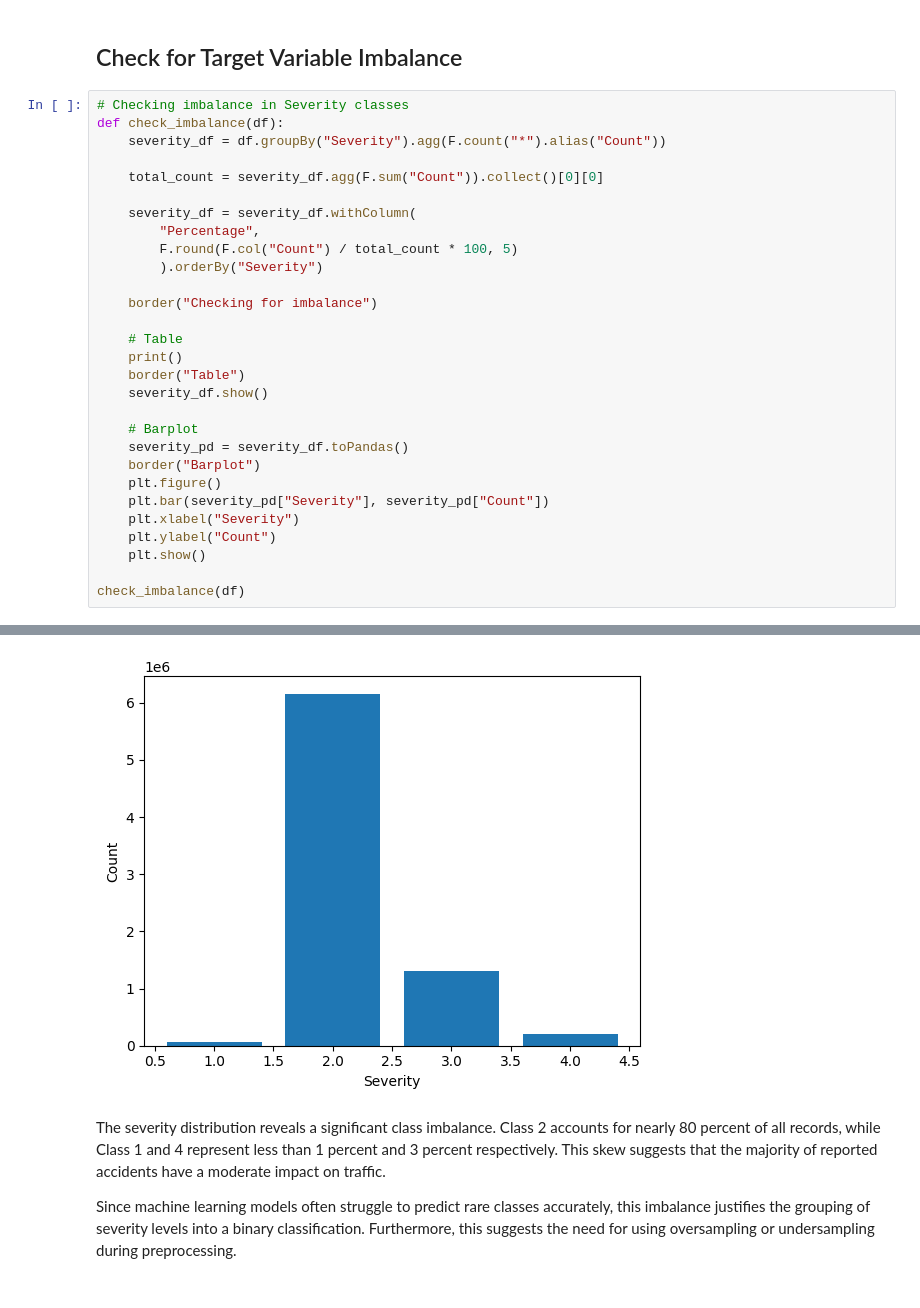
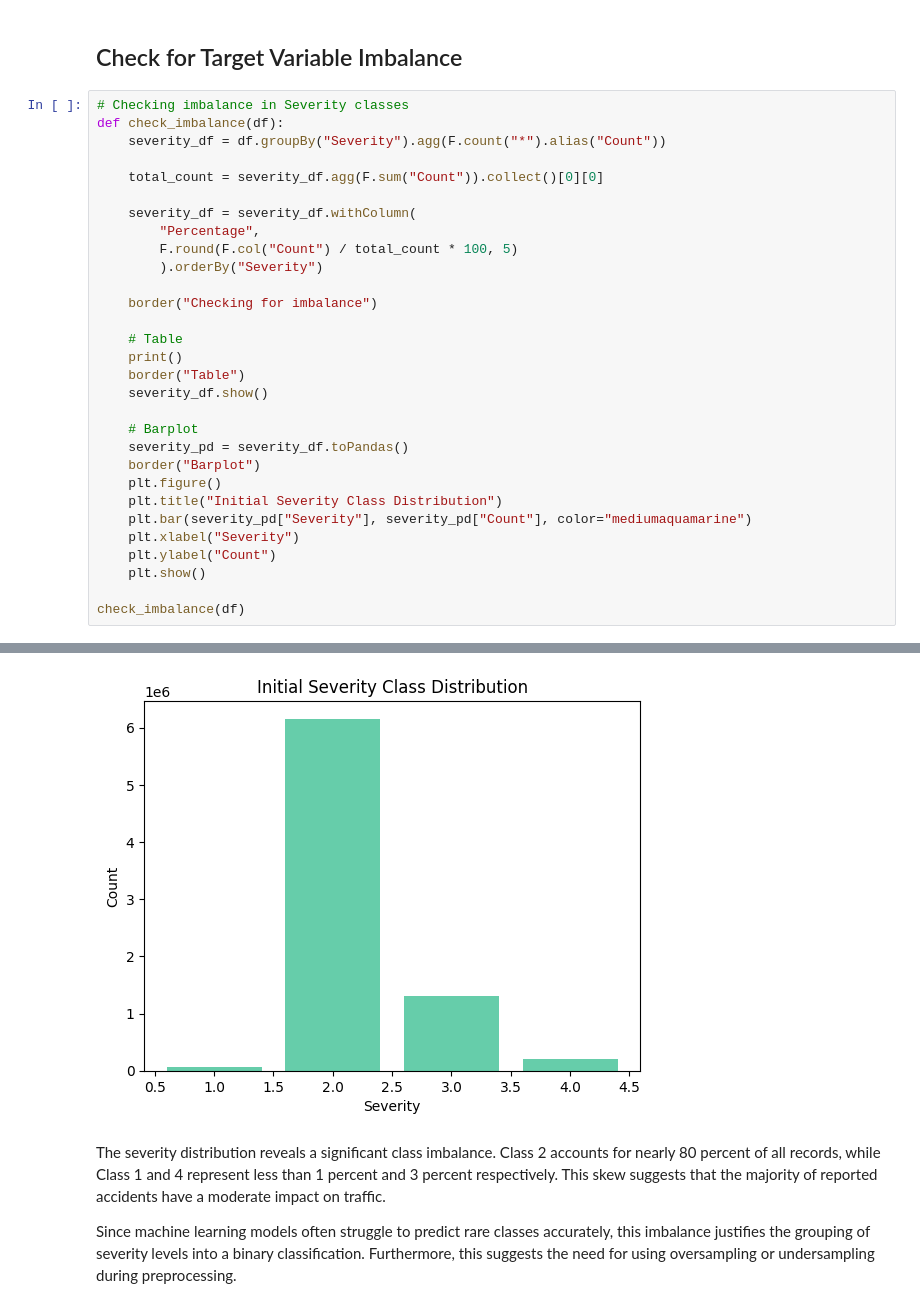
Before and after one commit to iiank/Agentic-AI-for-Big-Data-Analytics, a Jupyter notebook: EDA/EDA.ipynb, the cells around one changed output, grey strips where cells are left out. Cells and saved outputs as stored; diff of their text form.

```diff
--- a/EDA/EDA.ipynb
+++ b/EDA/EDA.ipynb
@@ -283,35 +279,36 @@ def check_imbalance(df):
     border("Checking for imbalance")
 
     # Table
     print()
     border("Table")
     severity_df.show()
 
     # Barplot
     severity_pd = severity_df.toPandas()
     border("Barplot")
     plt.figure()
-    plt.bar(severity_pd["Severity"], severity_pd["Count"])
+    plt.title("Initial Severity Class Distribution")
+    plt.bar(severity_pd["Severity"], severity_pd["Count"], color="mediumaquamarine")
     plt.xlabel("Severity")
     plt.ylabel("Count")
     plt.show()
 
 check_imbalance(df)
 # %% [output]
 ==================== Checking for imbalance ====================
 
 ==================== Table ====================
 +--------+-------+----------+
 |Severity|  Count|Percentage|
 +--------+-------+----------+
 |       1|  67366|   0.87167|
 |       2|6156981|  79.66702|
 |       3|1299337|  16.81251|
 |       4| 204710|    2.6488|
 +--------+-------+----------+
 
 ==================== Barplot ====================
-[figure, old version]
+[figure, new version]
 # %% [markdown]
 The severity distribution reveals a significant class imbalance. Class 2 accounts for nearly 80 percent of all records, while Class 1 and 4 represent less than 1 percent and 3 percent respectively. This skew suggests that the majority of reported accidents have a moderate impact on traffic.
 
```
Also changed, not shown: parts of 12 cells of this notebook.
